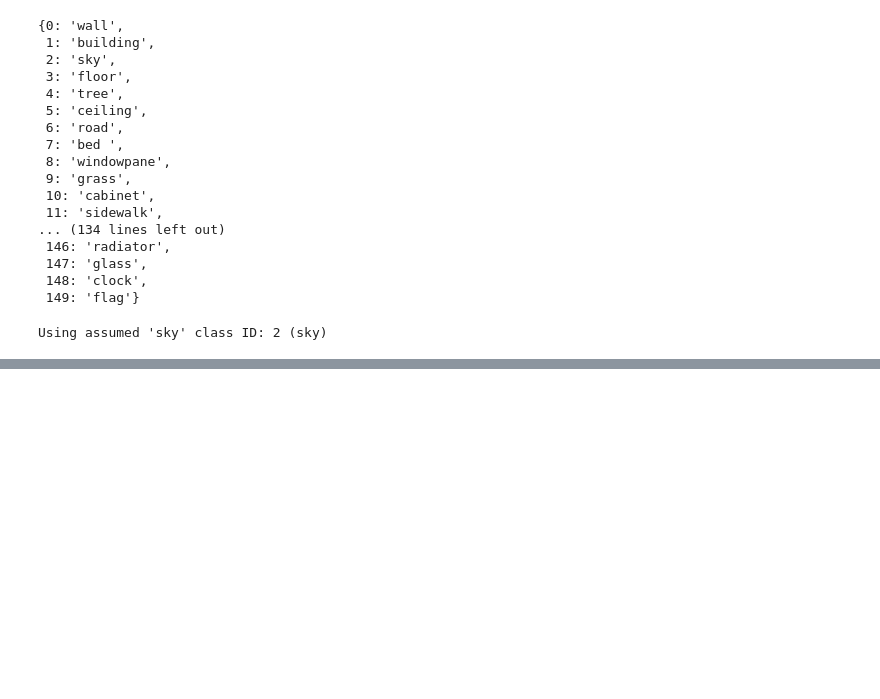
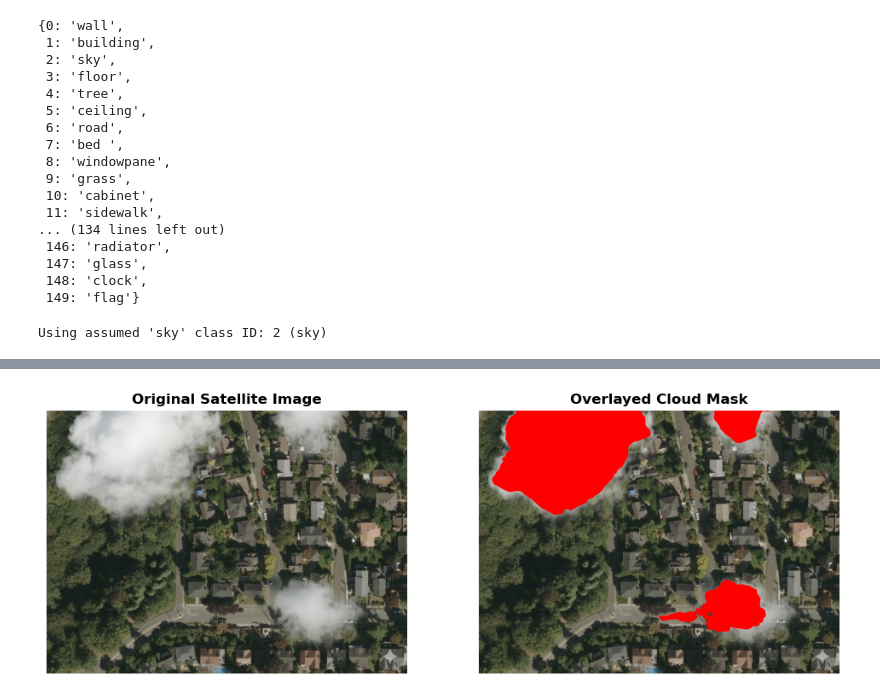
Before and after one commit to Plantius/UC-Final, a Jupyter notebook: ImprovedCresi/notebooks/cloudMaskMaker.ipynb, the cells around one changed output, grey strips where cells are left out. Saved outputs shown, nothing was run; the diff lists cells and outputs as text; code cells hidden in the pictures; blank space fills up the shorter version.

```diff
--- a/ImprovedCresi/notebooks/cloudMaskMaker.ipynb
+++ b/ImprovedCresi/notebooks/cloudMaskMaker.ipynb
@@ -87,0 +118,15 @@ plt.show()
+# %%
+# overlay the merged mask on the original image
+overlay = image.copy()
+overlay_np = np.array(overlay)
+overlay_np[merged_cloud_mask == 0] = [255, 0, 0]  # Red overlay for clouds
+fig, ax = plt.subplots(1, 2, figsize=(12, 6))
+ax[0].imshow(image)
+ax[0].set_title("Original Satellite Image")
+ax[0].axis('off')
+ax[1].imshow(overlay_np)
+ax[1].set_title("Overlayed Cloud Mask")
+ax[1].axis('off')
+plt.show()
+# %% [output]
+[figure, added]
```
Also changed, not shown: parts of 5 cells of this notebook, 5 other files.
